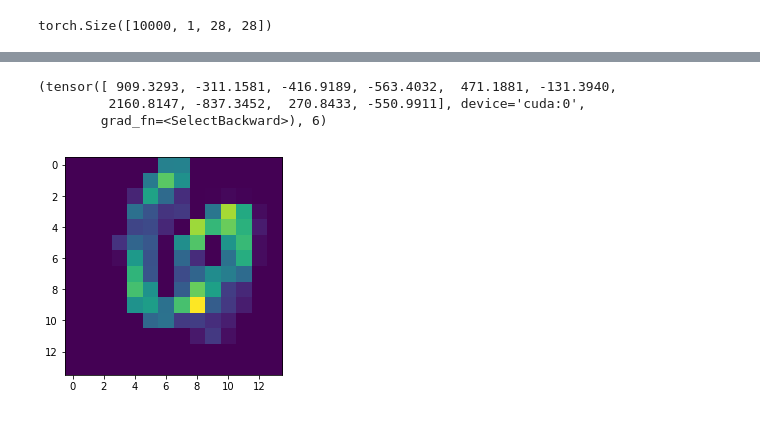
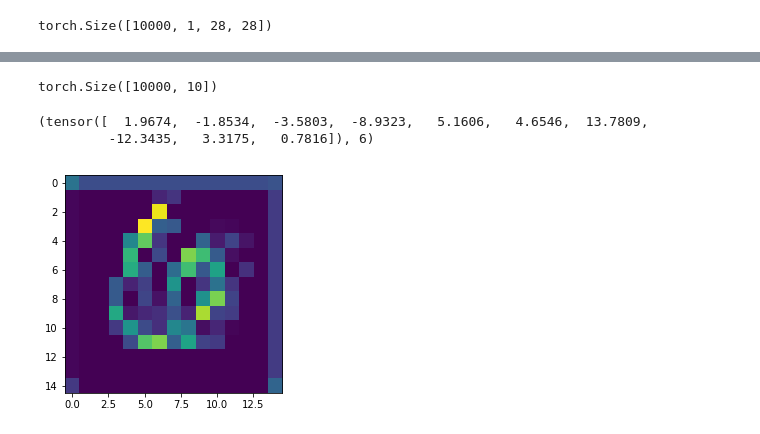
Before and after one commit to zahariaa/h2s, a Jupyter notebook: demo/LeNet-testing.ipynb, the cells around one changed output, grey strips where cells are left out. Saved outputs shown, nothing was run; the diff lists cells and outputs as text; code cells hidden in the pictures.

Commit message:
trained VGG on MNIST, updated h2s_mnist_compare to generate figures for both LeNet-5 and VGG-11

```diff
--- a/demo/LeNet-testing.ipynb
+++ b/demo/LeNet-testing.ipynb
@@ -126,9 +127,9 @@ class VGG(torch.nn.Module):
         self.conv6 = nn.Conv2d(in_channels=512, out_channels=512, kernel_size=3, stride=1, padding=1)
         self.maxpool4 = nn.MaxPool2d(kernel_size=2,stride=2)
         # Fully connected layers
-        self.fc1 = nn.Linear(512, 4096)
-        self.fc2 = nn.Linear(4096, 2048)
-        self.fc3 = nn.Linear(2048, 10)
+        self.fc1 = nn.Linear(512, 64) # 64=(3.5*28)^2. following from VGG's 4096=(3.5*224)^2
+        self.fc2 = nn.Linear(64, 64)
+        self.fc3 = nn.Linear(64, 10)
 
     def forward(self, x):
         x = torch.relu(self.conv1(x))
@@ -157,14 +158,14 @@ class VGG(torch.nn.Module):
         x4 = torch.relu(self.conv4(x3))
         x4 = self.maxpool3(x4)
         x5 = torch.relu(self.conv5(x4))
-        x6 = torch.reluReLU(self.conv6(x5))
+        x6 = torch.relu(self.conv6(x5))
         x6 = self.maxpool3(x6)
         # first flatten 'max_pool_2_out' to contain 16*5*5 columns
         # read through https://stackoverflow.com/a/42482819/7551231
         x7 = torch.relu(self.fc1(x6.view(-1, 512)))
         x8 = torch.relu(self.fc2(x7))
         x9 = self.fc3(x8)
-        return x1,x2,x3,x4,x5,x6,x7,x8,x9
+        return [x1,x2,x3,x4,x5,x6,x7,x8,x9]
 
 # net = LeNet5(img_channels=img_channels)
 net = VGG(img_channels=img_channels)
@@ -335,4 +334,9 @@ subplot(1,4,4), plt.imshow(maxpool2[0,0,:,:].squeeze().detach().cpu().numpy())
 # %%
 # testout = net.forward_allout(test.data[0].cuda().view(1,1,28,28))
-testout = net.forward_allout(inputs.cuda())
+testout1 = net.forward_allout(inputs.cuda())
 # x1.shape,x2.shape,x3.shape,x4.shape,x5.shape
+# (0,)+tuple(testout1[0].shape[1:])
+out=list()
+for i in range(len(testout1)):
+    out.append(torch.zeros(size=(len(test_loader),)+tuple(testout1[i].shape[1:])))
+    print(out[i].shape)
@@ -348,0 +367,13 @@ torch.Size([10000, 6, 14, 14])
+# %%
+# this will run out of memory
+#testout = net.forward_allout(test.data.view(-1,1,28,28).to(device=device, dtype=torch.float))
+# with tqdm(total=len(test_loader)) as pbar:
+s=0
+for test_data in test_loader:
+    inputs, actual_val = test_data
+    tmp = net.forward_allout(inputs.to(device=device, dtype=torch.float))
+    for i in range(len(tmp)):
+        out[i][s,:] = tmp[i].detach().cpu()
+#         pbar.update(1)
+    s+=1
+    if s % 1000 == 0: print(s)
@@ -349,9 +391,12 @@ torch.Size([10000, 6, 14, 14])
+# %%
+out[-1].size()
+# %% [output]
+torch.Size([10000, 10])
 # %%
 inum=66
-plt.imshow(testout[0][inum,0,:,:].squeeze().detach().cpu().numpy())
-testout[-1][inum],np.argmax(testout[-1][inum].detach().cpu().numpy())
+plt.imshow(out[0][inum,0,:,:].squeeze().detach().cpu().numpy())
+out[-1][inum],np.argmax(out[-1][inum].detach().cpu().numpy())
 # %% [output]
-(tensor([ 909.3293, -311.1581, -416.9189, -563.4032,  471.1881, -131.3940,
-         2160.8147, -837.3452,  270.8433, -550.9911], device='cuda:0',
-        grad_fn=<SelectBackward>), 6)
+(tensor([  1.9674,  -1.8534,  -3.5803,  -8.9323,   5.1606,   4.6546,  13.7809,
+         -12.3435,   3.3175,   0.7816]), 6)
-[figure, old version]
+[figure, new version]
```
Also changed, not shown: parts of 17 cells of this notebook, 1 other file.
